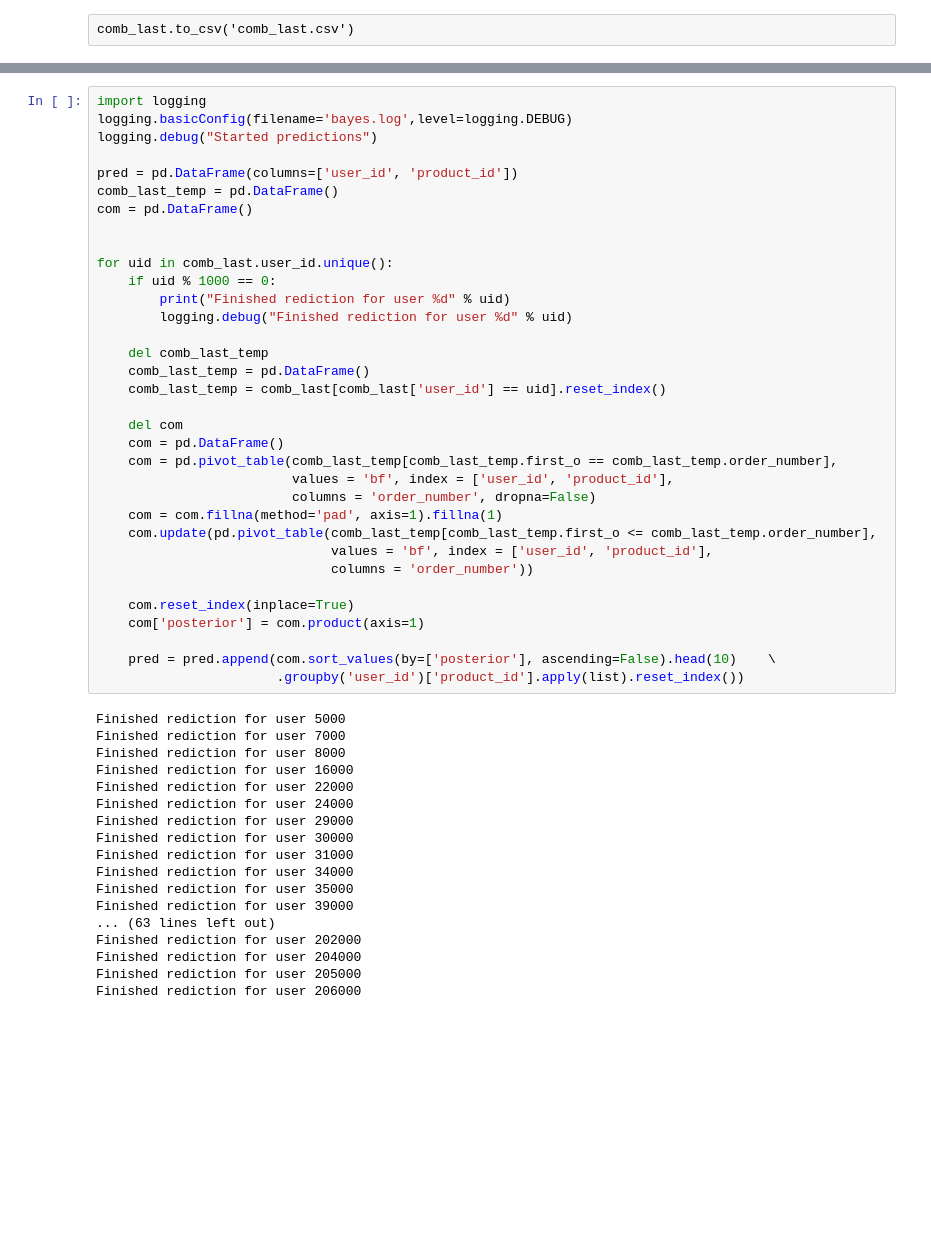
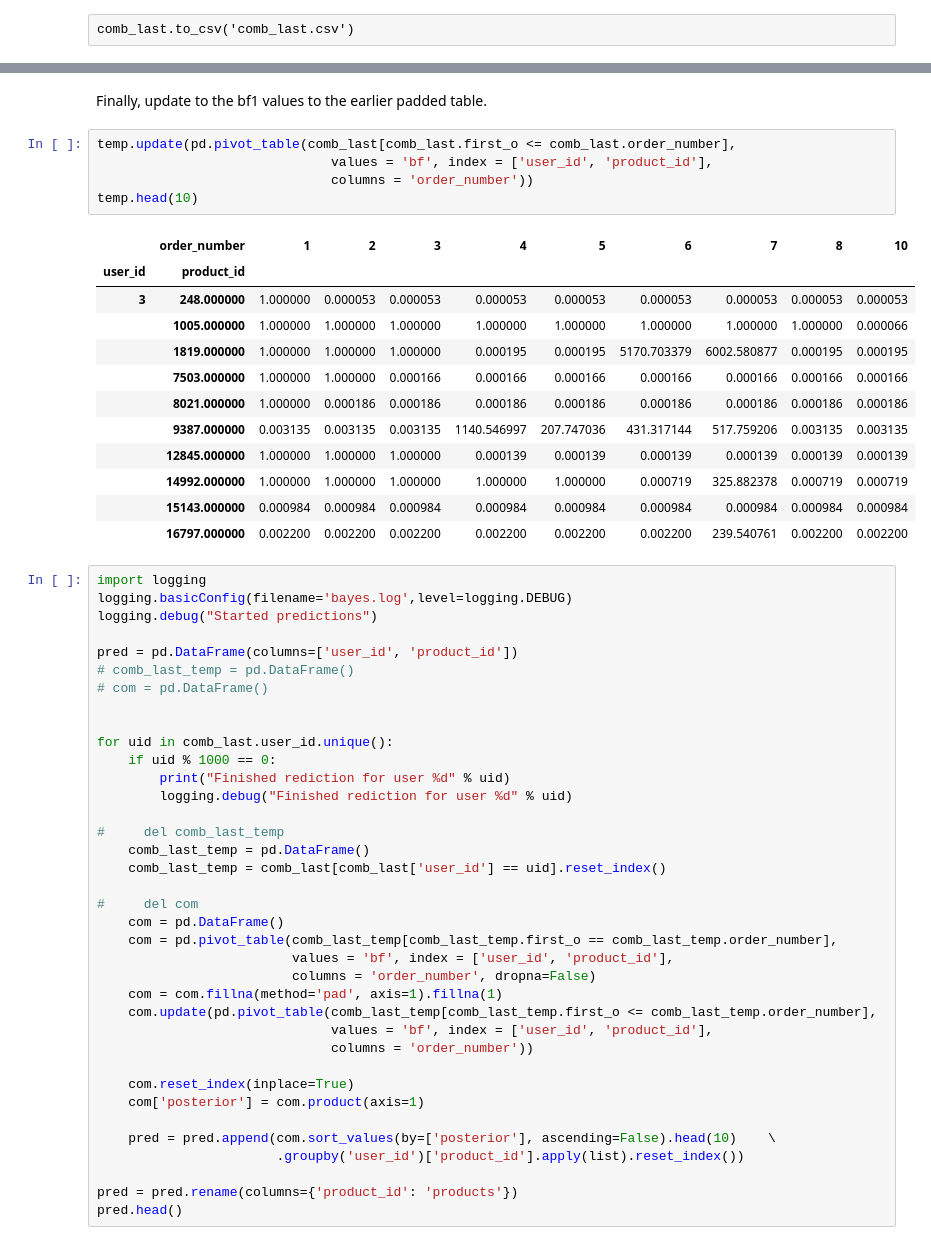
Before and after one commit to roshansridhar/Market-basket-analysis-using-bayseian-network, a Jupyter notebook: __notebook__.ipynb, the cells around one changed output, grey strips where cells are left out. Cells and saved outputs as stored; diff of their text form; blank space fills up the shorter version.

```diff
--- a/__notebook__.ipynb
+++ b/__notebook__.ipynb
@@ -442,11 +534,31 @@ comb_last = pd.read_csv('comb_last.csv', index_col=0)
+# %% [markdown]
+Finally, update to the bf1 values to the earlier padded table.
+# %%
+temp.update(pd.pivot_table(comb_last[comb_last.first_o <= comb_last.order_number],
+                              values = 'bf', index = ['user_id', 'product_id'],
+                              columns = 'order_number'))
+temp.head(10)
+# %% [output]
+|  | order_number | 1 | 2 | 3 | 4 | 5 | 6 | 7 | 8 | 10 |
+| user_id | product_id |  |  |  |  |  |  |  |  |  |
+| 3 | 248.000000 | 1.000000 | 0.000053 | 0.000053 | 0.000053 | 0.000053 | 0.000053 | 0.000053 | 0.000053 | 0.000053 |
+|  | 1005.000000 | 1.000000 | 1.000000 | 1.000000 | 1.000000 | 1.000000 | 1.000000 | 1.000000 | 1.000000 | 0.000066 |
+|  | 1819.000000 | 1.000000 | 1.000000 | 1.000000 | 0.000195 | 0.000195 | 5170.703379 | 6002.580877 | 0.000195 | 0.000195 |
+|  | 7503.000000 | 1.000000 | 1.000000 | 0.000166 | 0.000166 | 0.000166 | 0.000166 | 0.000166 | 0.000166 | 0.000166 |
+|  | 8021.000000 | 1.000000 | 0.000186 | 0.000186 | 0.000186 | 0.000186 | 0.000186 | 0.000186 | 0.000186 | 0.000186 |
+|  | 9387.000000 | 0.003135 | 0.003135 | 0.003135 | 1140.546997 | 207.747036 | 431.317144 | 517.759206 | 0.003135 | 0.003135 |
+|  | 12845.000000 | 1.000000 | 1.000000 | 1.000000 | 0.000139 | 0.000139 | 0.000139 | 0.000139 | 0.000139 | 0.000139 |
+|  | 14992.000000 | 1.000000 | 1.000000 | 1.000000 | 1.000000 | 1.000000 | 0.000719 | 325.882378 | 0.000719 | 0.000719 |
+|  | 15143.000000 | 0.000984 | 0.000984 | 0.000984 | 0.000984 | 0.000984 | 0.000984 | 0.000984 | 0.000984 | 0.000984 |
+|  | 16797.000000 | 0.002200 | 0.002200 | 0.002200 | 0.002200 | 0.002200 | 0.002200 | 239.540761 | 0.002200 | 0.002200 |
 # %%
 import logging
 logging.basicConfig(filename='bayes.log',level=logging.DEBUG)
 logging.debug("Started predictions")
 
 pred = pd.DataFrame(columns=['user_id', 'product_id'])
-comb_last_temp = pd.DataFrame()
-com = pd.DataFrame()
+# comb_last_temp = pd.DataFrame()
+# com = pd.DataFrame()
 
 
 for uid in comb_last.user_id.unique():
@@ -454,11 +566,11 @@ for uid in comb_last.user_id.unique():
         print("Finished rediction for user %d" % uid)
         logging.debug("Finished rediction for user %d" % uid)
 
-    del comb_last_temp
+#     del comb_last_temp
     comb_last_temp = pd.DataFrame()
     comb_last_temp = comb_last[comb_last['user_id'] == uid].reset_index()
 
-    del com
+#     del com
     com = pd.DataFrame()
     com = pd.pivot_table(comb_last_temp[comb_last_temp.first_o == comb_last_temp.order_number],
                          values = 'bf', index = ['user_id', 'product_id'],
@@ -473,21 +585,6 @@ for uid in comb_last.user_id.unique():
 
     pred = pred.append(com.sort_values(by=['posterior'], ascending=False).head(10)    \
                        .groupby('user_id')['product_id'].apply(list).reset_index())
+
+pred = pred.rename(columns={'product_id': 'products'})
+pred.head()
-# %% [output]
-Finished rediction for user 5000
-Finished rediction for user 7000
-Finished rediction for user 8000
-Finished rediction for user 16000
-Finished rediction for user 22000
-Finished rediction for user 24000
-Finished rediction for user 29000
-Finished rediction for user 30000
-Finished rediction for user 31000
-Finished rediction for user 34000
-Finished rediction for user 35000
-Finished rediction for user 39000
-... (63 lines left out)
-Finished rediction for user 202000
-Finished rediction for user 204000
-Finished rediction for user 205000
-Finished rediction for user 206000
```
Also changed, not shown: parts of 35 cells of this notebook.
